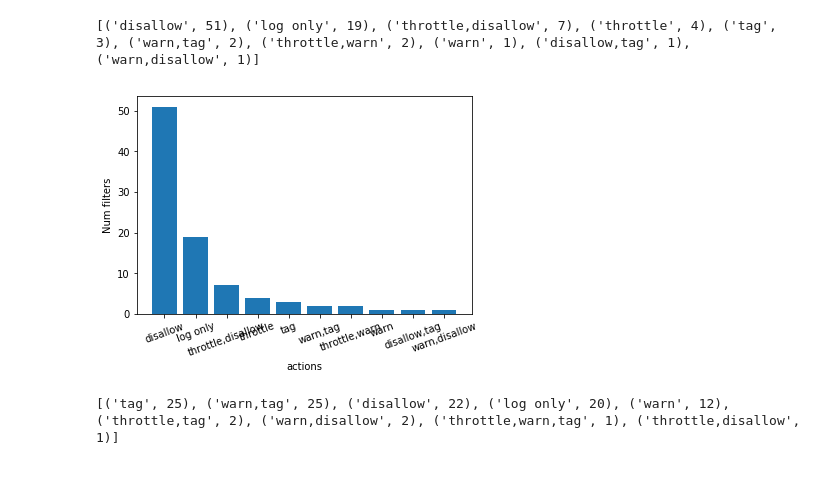
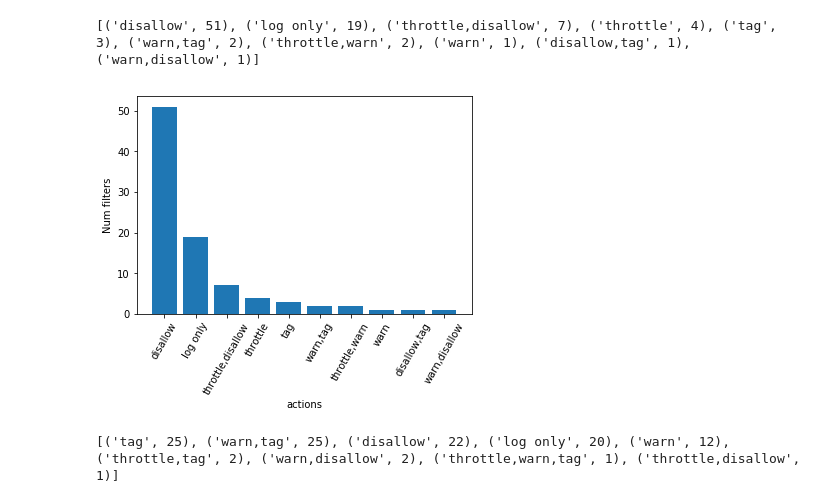
Before and after one commit to lusy/wikifilters, a Jupyter notebook: src/explore.ipynb, the cells around one changed output. Drawn from its saved outputs; the diff is of its cells as text; code cells hidden in the pictures; blank space fills up the shorter version.

```diff
--- a/src/explore.ipynb
+++ b/src/explore.ipynb
@@ -114,0 +115,41 @@ plt.show()
+# %%
+# plot general overview 2nd attempt: group deleted, disabled, enabled
+
+fig, ax = plt.subplots()
+
+labels = ['public deleted', 'hidden deleted', 'public enabled', 'hidden enabled', 'public disabled', 'hidden disabled']
+vals = np.array([[num_deleted_public, num_deleted_hidden], [num_enabled_public, num_enabled_hidden], [num_disabled_public, num_disabled_hidden]])
+wedge = 0.3
+
+cmap = plt.get_cmap("tab20c")
+outer_colors = cmap(np.arange(3)*4)
+inner_colors = cmap(np.array([1, 2, 5, 6, 9, 10]))
+
+ax.pie(vals.sum(axis=1), radius=1, colors=outer_colors,
+       wedgeprops=dict(width=wedge, edgecolor='w'))
+
+wedges, texts = ax.pie(vals.flatten(), radius=1-wedge, colors=inner_colors,
+       wedgeprops=dict(width=wedge, edgecolor='w'))
+
+ax.set(aspect="equal", zorder=0)
+
+bbox_props = dict(boxstyle="square,pad=0.3", fc="w", ec="k", lw=0.72)
+kw = dict(arrowprops=dict(arrowstyle="-"),
+          bbox=bbox_props, zorder=1, va="center")
+
+for i, p in enumerate(wedges):
+    ang = (p.theta2 - p.theta1)/2. + p.theta1
+    y = np.sin(np.deg2rad(ang))
+    x = np.cos(np.deg2rad(ang))
+    horizontalalignment = {-1: "right", 1: "left"}[int(np.sign(x))]
+    connectionstyle = "angle,angleA=0,angleB={}".format(ang)
+    kw["arrowprops"].update({"connectionstyle": connectionstyle})
+    ax.annotate(labels[i], xy=(x, y), xytext=(1.35*np.sign(x), 1.4*y),
+                horizontalalignment=horizontalalignment, **kw)
+
+plt.show()
+
+#fig1, ax1 = plt.subplots()
+#ax1.set_prop_cycle(color=['lightskyblue', 'steelblue', 'yellowgreen', 'olivedrab', 'lightgrey', 'grey'])
+#ax1.pie(sizes, labels=labels, autopct='%1.1f%%', explode=(0, 0, 0.1, 0.1, 0, 0), startangle=90)
+#ax1.axis('equal')  # Equal aspect ratio ensures that pie is drawn as a circle.
@@ -234,14 +294,14 @@ print (active_hidden_actions)
 # %%
 ah_actions_labels = [x[0] for x in active_hidden_actions]
 ah_actions_values = [x[1] for x in active_hidden_actions]
 
 plt.xlabel('actions')
-plt.xticks(rotation='20')
+plt.xticks(rotation='60')
 plt.ylabel('Num filters')
 plt.bar(ah_actions_labels, ah_actions_values)
 plt.show()
 # %% [output]
-[figure, old version]
+[figure, new version]
 # %%
 # What are the actions of active public filters
 active_public = df.query('af_hidden==0 and af_enabled==1')
```
Also changed, not shown: parts of 15 cells of this notebook, 3 other files.
